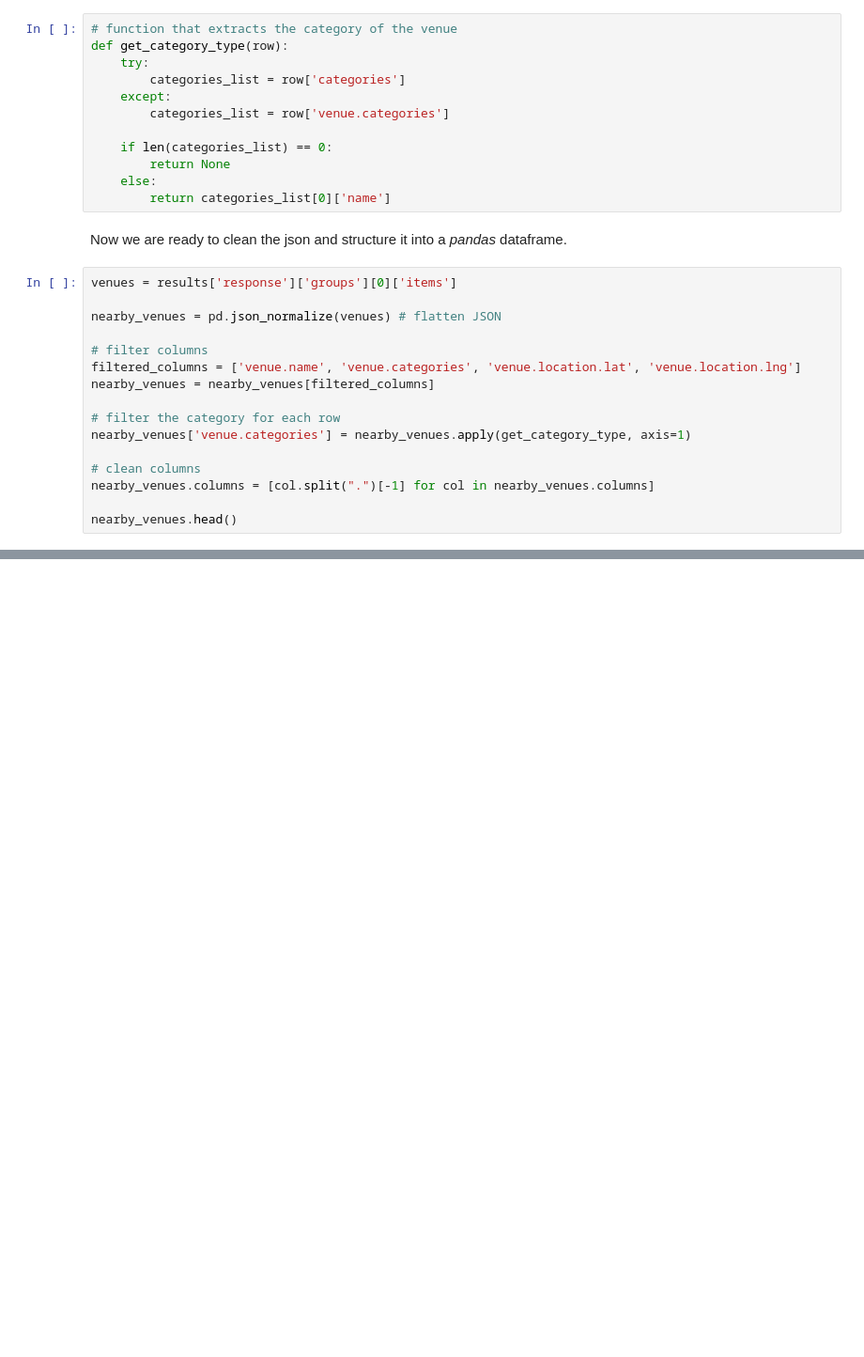
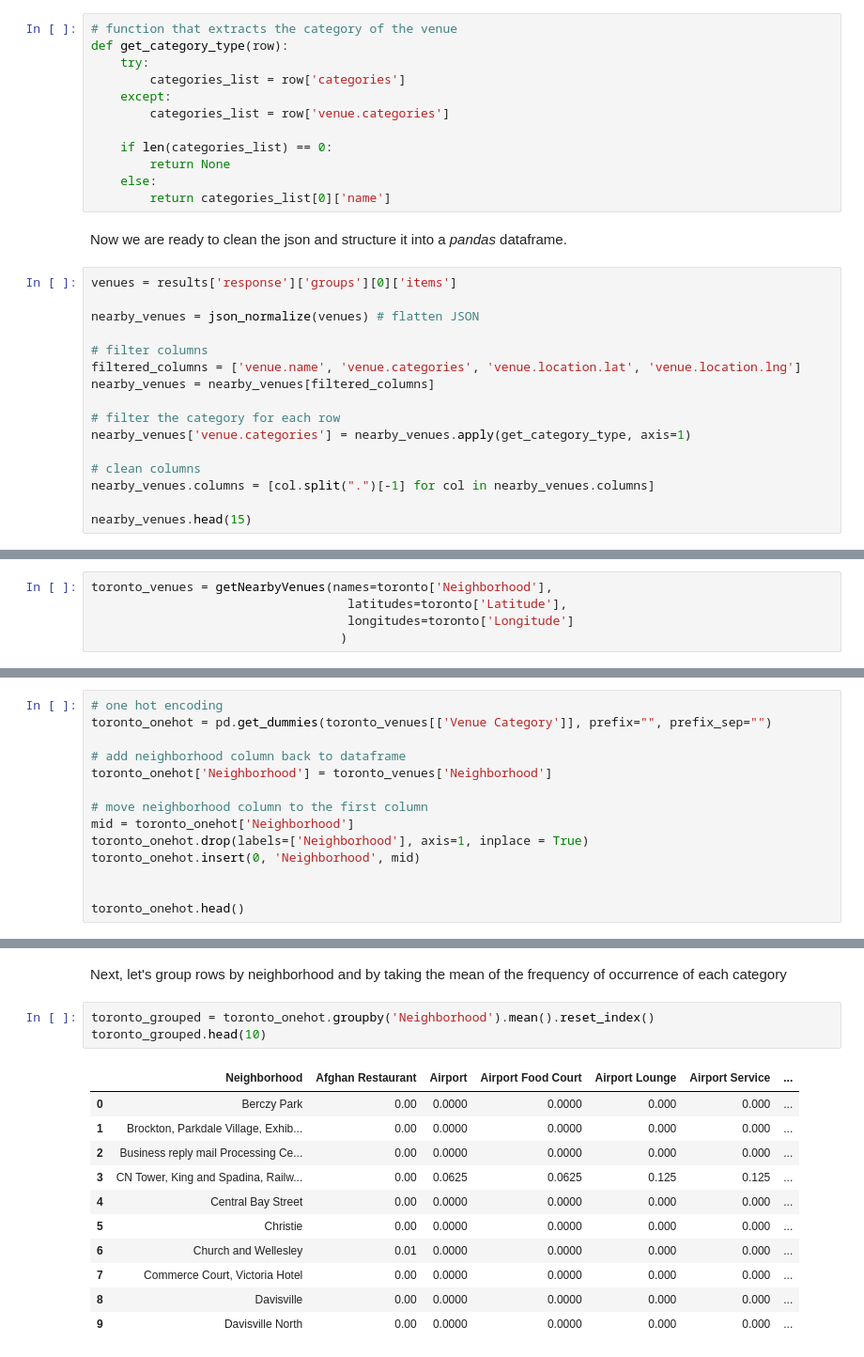
Before and after one commit to stepannette/Coursera_Capstone, a Jupyter notebook: Anna's Toronto Analysis.ipynb, the cells around one changed output, grey strips where cells are left out. Shown at 94% size. Drawn from its saved outputs; the diff is of its cells as text; blank space fills up the shorter version.

```diff
--- a/Anna's Toronto Analysis.ipynb
+++ b/Anna's Toronto Analysis.ipynb
@@ -227,7 +407,7 @@ Now we are ready to clean the json and structure it into a *pandas* dataframe.
 # %%
 venues = results['response']['groups'][0]['items']
 
-nearby_venues = pd.json_normalize(venues) # flatten JSON
+nearby_venues = json_normalize(venues) # flatten JSON
 
 # filter columns
 filtered_columns = ['venue.name', 'venue.categories', 'venue.location.lat', 'venue.location.lng']
@@ -239,4 +419,4 @@ nearby_venues['venue.categories'] = nearby_venues.apply(get_category_type, axis=
 # clean columns
 nearby_venues.columns = [col.split(".")[-1] for col in nearby_venues.columns]
 
-nearby_venues.head()
+nearby_venues.head(15)
@@ -242,0 +476,5 @@ nearby_venues.head()
+# %%
+toronto_venues = getNearbyVenues(names=toronto['Neighborhood'],
+                                   latitudes=toronto['Latitude'],
+                                   longitudes=toronto['Longitude']
+                                  )
@@ -242,0 +545,14 @@ nearby_venues.head()
+# %%
+# one hot encoding
+toronto_onehot = pd.get_dummies(toronto_venues[['Venue Category']], prefix="", prefix_sep="")
+
+# add neighborhood column back to dataframe
+toronto_onehot['Neighborhood'] = toronto_venues['Neighborhood']
+
+# move neighborhood column to the first column
+mid = toronto_onehot['Neighborhood']
+toronto_onehot.drop(labels=['Neighborhood'], axis=1, inplace = True)
+toronto_onehot.insert(0, 'Neighborhood', mid)
+
+
+toronto_onehot.head()
@@ -242,0 +572,17 @@ nearby_venues.head()
+# %% [markdown]
+Next, let's group rows by neighborhood and by taking the mean of the frequency of occurrence of each category
+# %%
+toronto_grouped = toronto_onehot.groupby('Neighborhood').mean().reset_index()
+toronto_grouped.head(10)
+# %% [output]
+|  | Neighborhood | Afghan Restaurant | Airport | Airport Food Court | Airport Lounge | Airport Service | ... |
+| 0 | Berczy Park | 0.00 | 0.0000 | 0.0000 | 0.000 | 0.000 | ... |
+| 1 | Brockton, Parkdale Village, Exhib... | 0.00 | 0.0000 | 0.0000 | 0.000 | 0.000 | ... |
+| 2 | Business reply mail Processing Ce... | 0.00 | 0.0000 | 0.0000 | 0.000 | 0.000 | ... |
+| 3 | CN Tower, King and Spadina, Railw... | 0.00 | 0.0625 | 0.0625 | 0.125 | 0.125 | ... |
+| 4 | Central Bay Street | 0.00 | 0.0000 | 0.0000 | 0.000 | 0.000 | ... |
+| 5 | Christie | 0.00 | 0.0000 | 0.0000 | 0.000 | 0.000 | ... |
+| 6 | Church and Wellesley | 0.01 | 0.0000 | 0.0000 | 0.000 | 0.000 | ... |
+| 7 | Commerce Court, Victoria Hotel | 0.00 | 0.0000 | 0.0000 | 0.000 | 0.000 | ... |
+| 8 | Davisville | 0.00 | 0.0000 | 0.0000 | 0.000 | 0.000 | ... |
+| 9 | Davisville North | 0.00 | 0.0000 | 0.0000 | 0.000 | 0.000 | ... |
```
Also changed, not shown: parts of 80 cells of this notebook.
